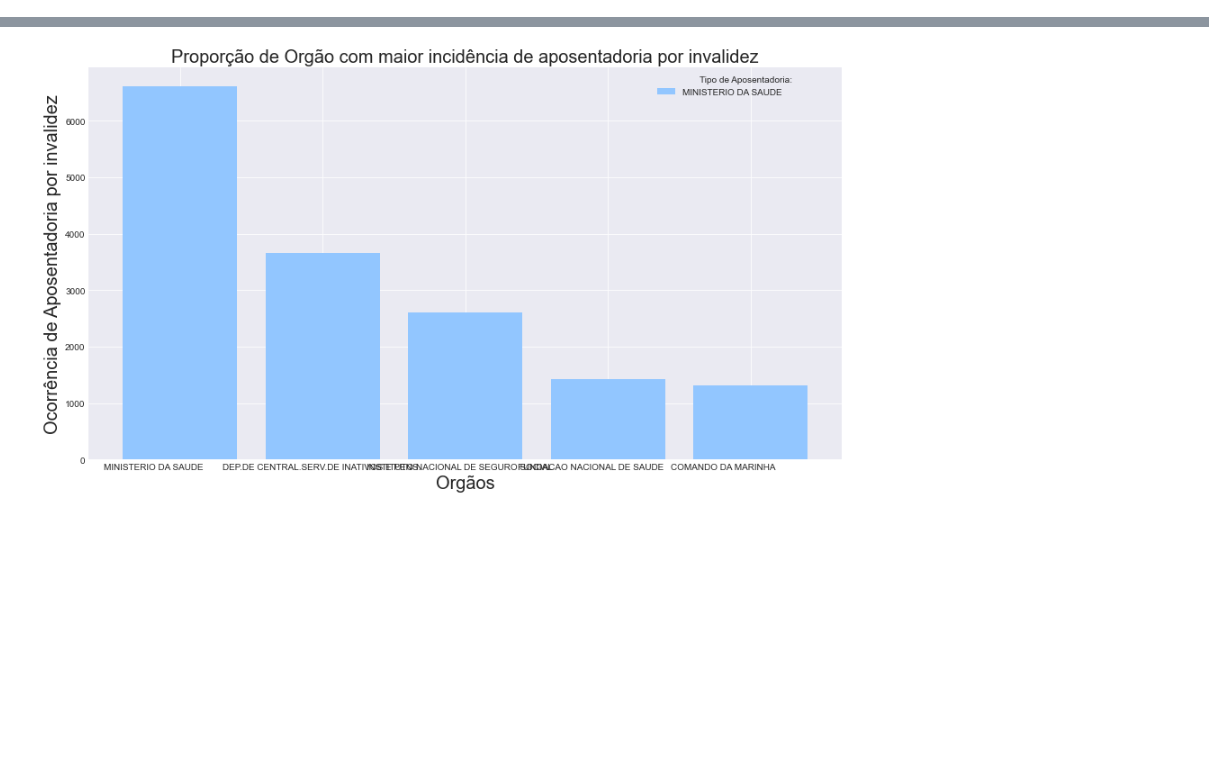
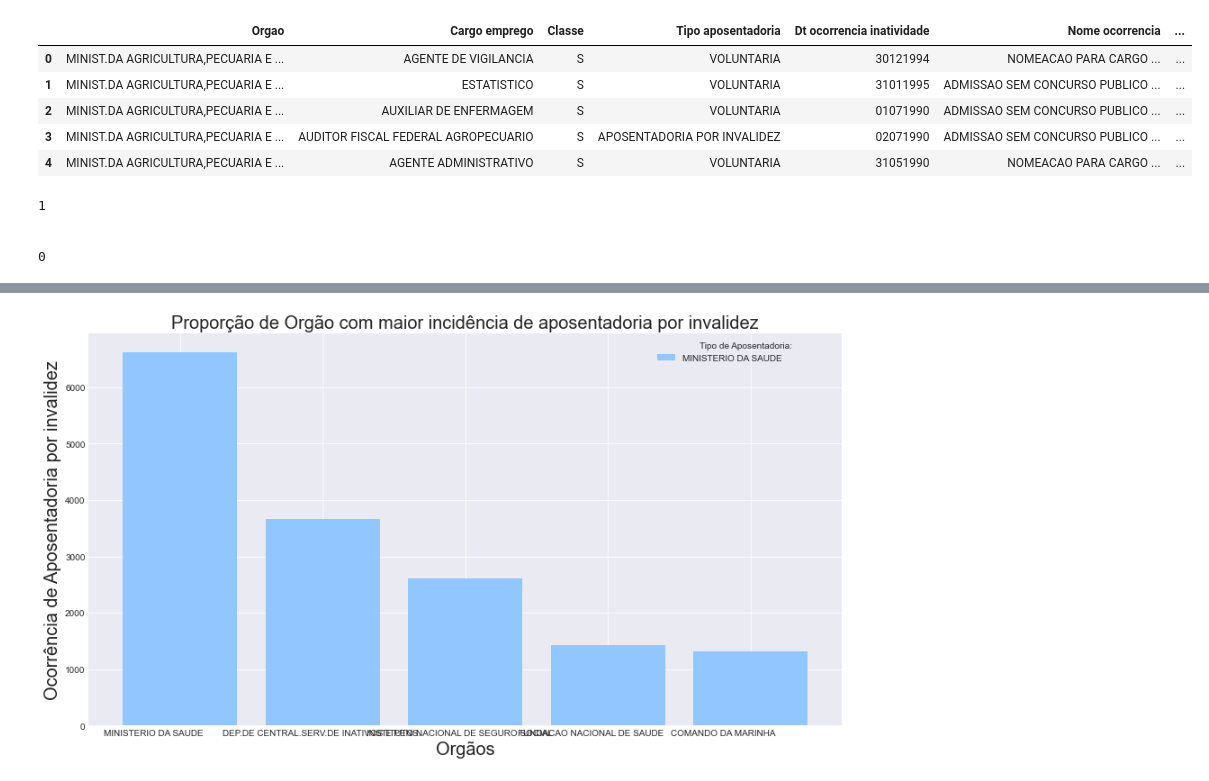
Before and after one commit to NaldoHoracio/datascience-project, a Jupyter notebook: venv_cd/Projeto_Ciencia_de_Dados_Aposentadorias.ipynb, the cells around one changed output, grey strips where cells are left out. Cells and saved outputs as stored; diff of their text form; code cells hidden in the pictures; blank space fills up the shorter version.

Commit message:
Corrigindo erros. Linhas de erros comentadas. Nxt: melhorar gráficos.

```diff
--- a/venv_cd/Projeto_Ciencia_de_Dados_Aposentadorias.ipynb
+++ b/venv_cd/Projeto_Ciencia_de_Dados_Aposentadorias.ipynb
@@ -21,0 +60,22 @@ b'Skipping line 2244: expected 18 fields, saw 19\nSkipping line 21668: expected
+# %%
+# Inserindo 0 nas datas com 7 dígitos
+aposentados['Dt ocorrencia inatividade'] = aposentados['Dt ocorrencia inatividade'].str.zfill(8)
+aposentados['Dt ingresso servico publico'] = aposentados['Dt ingresso servico publico'].str.zfill(8)
+aposentados.head(5)
+# %% [output]
+|  | Orgao | Cargo emprego | Classe | Tipo aposentadoria | Dt ocorrencia inatividade | Nome ocorrencia | ... |
+| 0 | MINIST.DA AGRICULTURA,PECUARIA E ... | AGENTE DE VIGILANCIA | S | VOLUNTARIA | 30121994 | NOMEACAO PARA CARGO ... | ... |
+| 1 | MINIST.DA AGRICULTURA,PECUARIA E ... | ESTATISTICO | S | VOLUNTARIA | 31011995 | ADMISSAO SEM CONCURSO PUBLICO ... | ... |
+| 2 | MINIST.DA AGRICULTURA,PECUARIA E ... | AUXILIAR DE ENFERMAGEM | S | VOLUNTARIA | 01071990 | ADMISSAO SEM CONCURSO PUBLICO ... | ... |
+| 3 | MINIST.DA AGRICULTURA,PECUARIA E ... | AUDITOR FISCAL FEDERAL AGROPECUARIO | S | APOSENTADORIA POR INVALIDEZ | 02071990 | ADMISSAO SEM CONCURSO PUBLICO ... | ... |
+| 4 | MINIST.DA AGRICULTURA,PECUARIA E ... | AGENTE ADMINISTRATIVO | S | VOLUNTARIA | 31051990 | NOMEACAO PARA CARGO ... | ... |
+# %%
+# Verificando quantas linhas das colunas de datas tem Nan
+print(aposentados['Dt ocorrencia inatividade'].isnull().sum())
+print("\n")
+print(aposentados['Dt ingresso servico publico'].isnull().sum())
+# %% [output]
+1
+
+
+0
```
Also changed, not shown: parts of 12 cells of this notebook.
